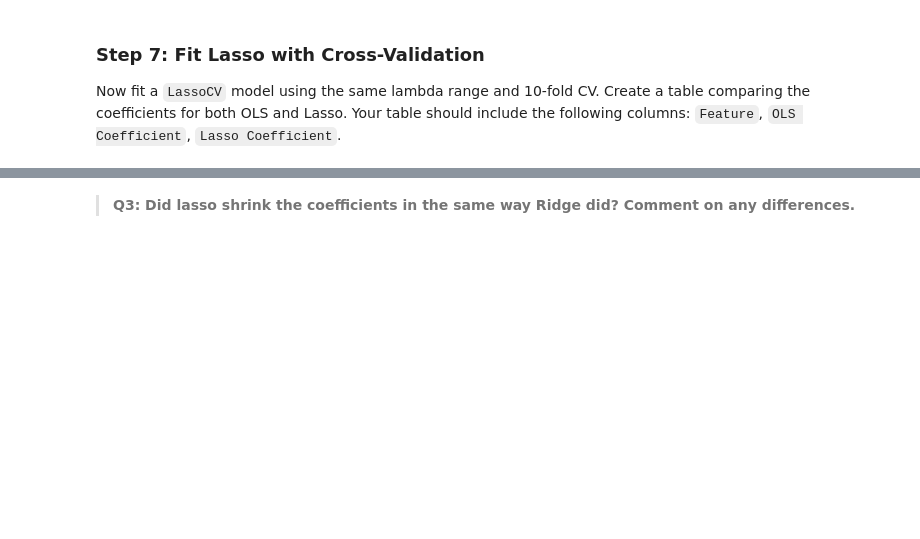
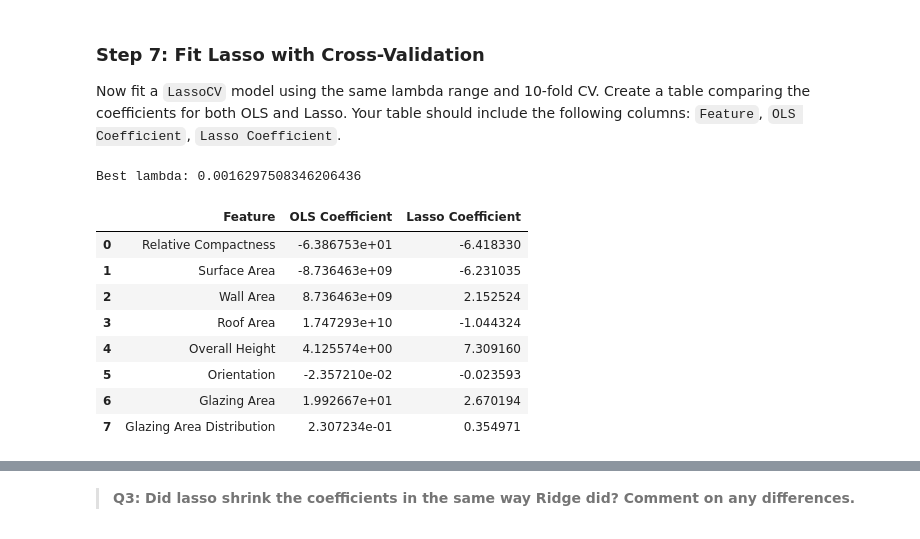
Before and after one commit to vedikaS-byte/assignment-3, a Jupyter notebook: task1/hw3-task1.ipynb, the cells around one changed output, grey strips where cells are left out. Drawn from its saved outputs; the diff is of its cells as text; code cells hidden in the pictures; blank space fills up the shorter version.

```diff
--- a/task1/hw3-task1.ipynb
+++ b/task1/hw3-task1.ipynb
@@ -238,7 +238,32 @@ plt.show()
 
 Now fit a `LassoCV` model using the same lambda range and 10-fold CV. Create a table comparing the coefficients for both OLS and Lasso. Your table should include the following columns: `Feature`, `OLS Coefficient`, `Lasso Coefficient`.
 # %%
-lasso_cv = ...
+# Fit LassoCV
+lasso_cv = LassoCV(alphas=lambdas, cv=10)
+lasso_cv.fit(X_train_scaled, y_train)
+
+# Print statement to make it clear which lambda is best
+print(f"Best lambda: {lasso_cv.alpha_}")
+
+# Build comparison table
+lasso_coef_table = pd.DataFrame({
+    "Feature": X_train.columns,
+    "OLS Coefficient": ols_model.coef_,
+    "Lasso Coefficient": lasso_cv.coef_
+})
+
+lasso_coef_table
+# %% [output]
+Best lambda: 0.0016297508346206436
+|  | Feature | OLS Coefficient | Lasso Coefficient |
+| 0 | Relative Compactness | -6.386753e+01 | -6.418330 |
+| 1 | Surface Area | -8.736463e+09 | -6.231035 |
+| 2 | Wall Area | 8.736463e+09 | 2.152524 |
+| 3 | Roof Area | 1.747293e+10 | -1.044324 |
+| 4 | Overall Height | 4.125574e+00 | 7.309160 |
+| 5 | Orientation | -2.357210e-02 | -0.023593 |
+| 6 | Glazing Area | 1.992667e+01 | 2.670194 |
+| 7 | Glazing Area Distribution | 2.307234e-01 | 0.354971 |
 # %%
 grader.check("q5")
 # %% [output]
```
Also changed, not shown: parts of 1 cell of this notebook.
